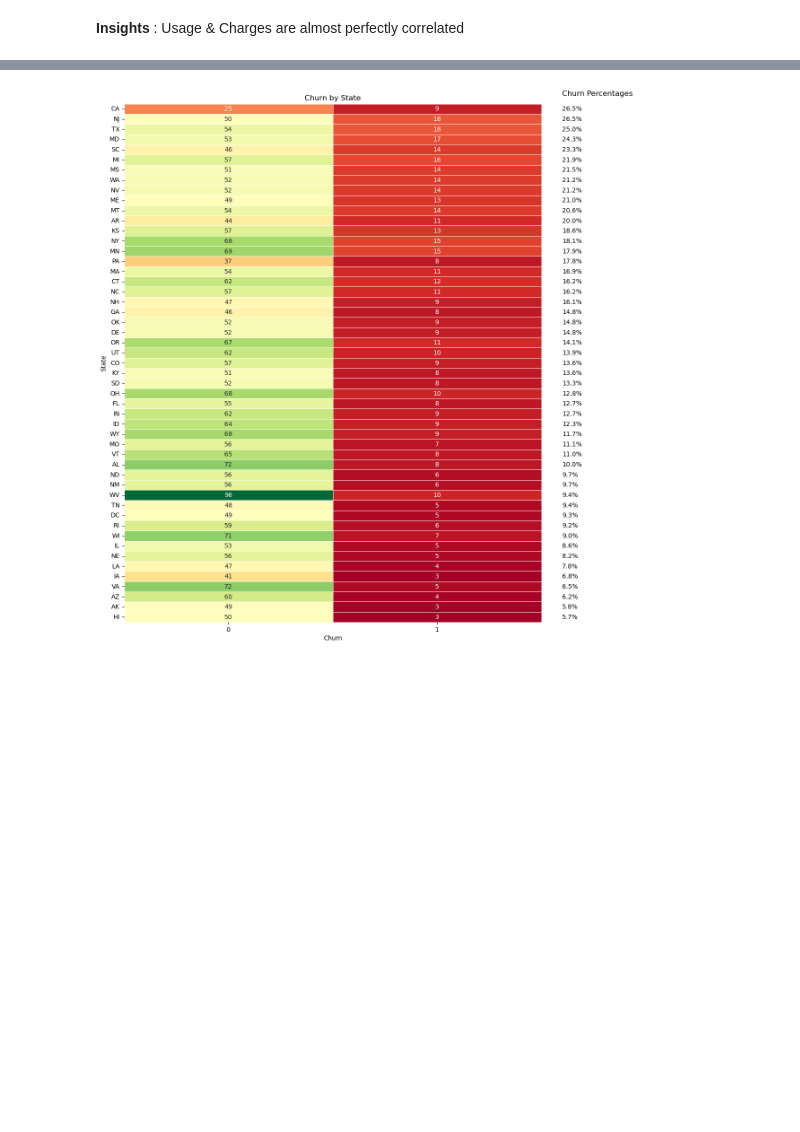
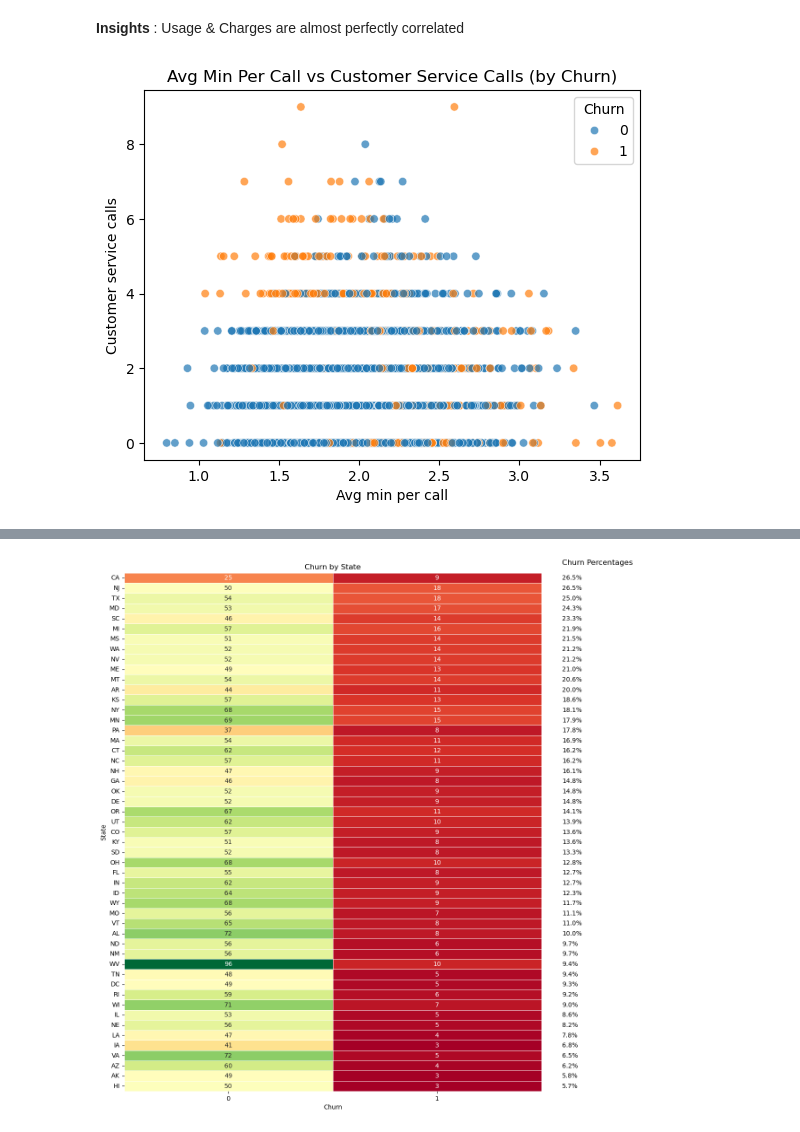
Before and after one commit to BatthulaVinay/MLChurnproject, a Jupyter notebook: notebook/EDA.ipynb, the cells around one changed output, grey strips where cells are left out. Drawn from its saved outputs; the diff is of its cells as text; code cells hidden in the pictures; blank space fills up the shorter version.

```diff
--- a/notebook/EDA.ipynb
+++ b/notebook/EDA.ipynb
@@ -402,3 +432,18 @@ plt.show()
 [figure]
 # %% [markdown]
 **Insights** : Usage & Charges are almost perfectly correlated
+# %%
+# Scatter plot: Avg min per call vs Customer service calls, colored by Churn
+sns.scatterplot(
+    data=df,
+    x='Avg min per call',
+    y='Customer service calls',
+    hue='Churn',
+    alpha=0.7
+)
+plt.title('Avg Min Per Call vs Customer Service Calls (by Churn)')
+plt.show()
+
+# Insight: Look for clusters (e.g., high service calls + low avg minutes = high churn risk).
+# %% [output]
+[figure, added]
```
Also changed, not shown: parts of 16 cells of this notebook, 1 other file.
